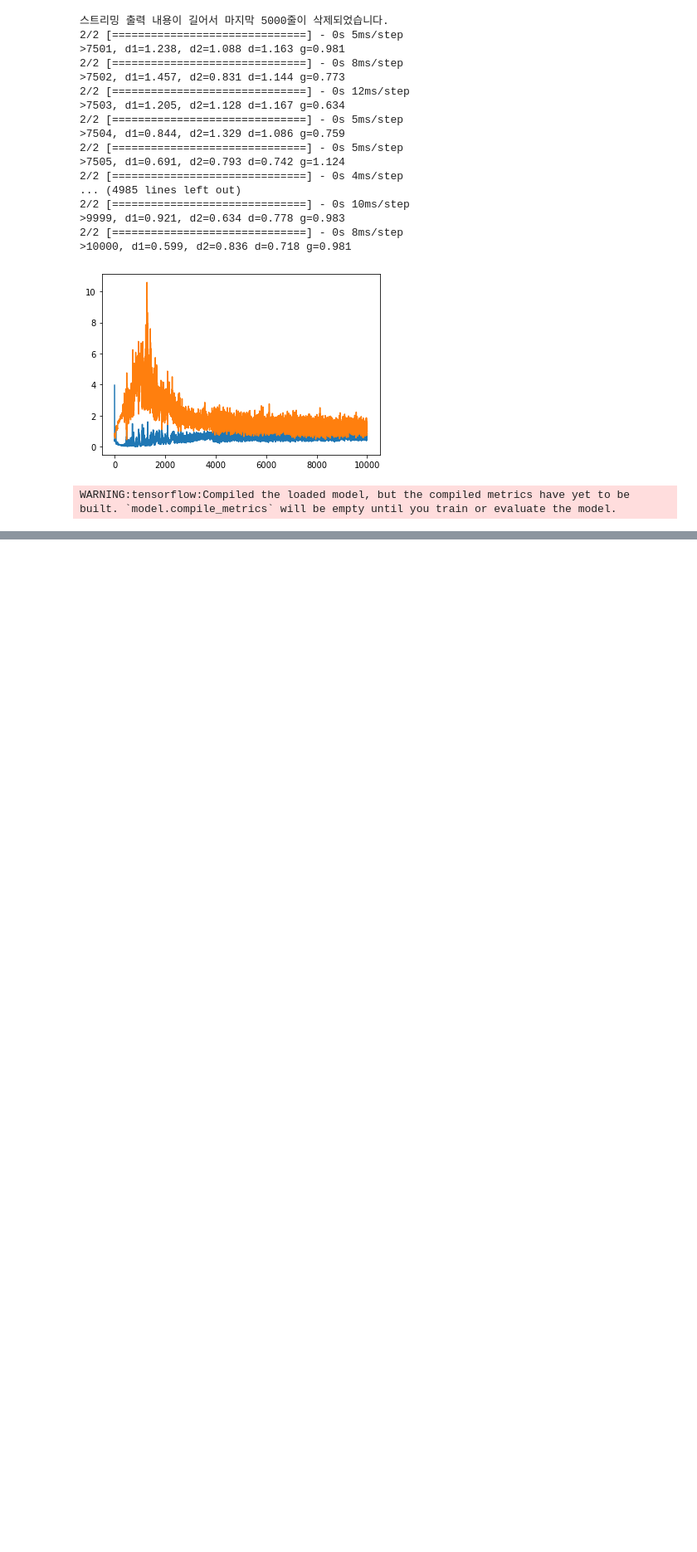
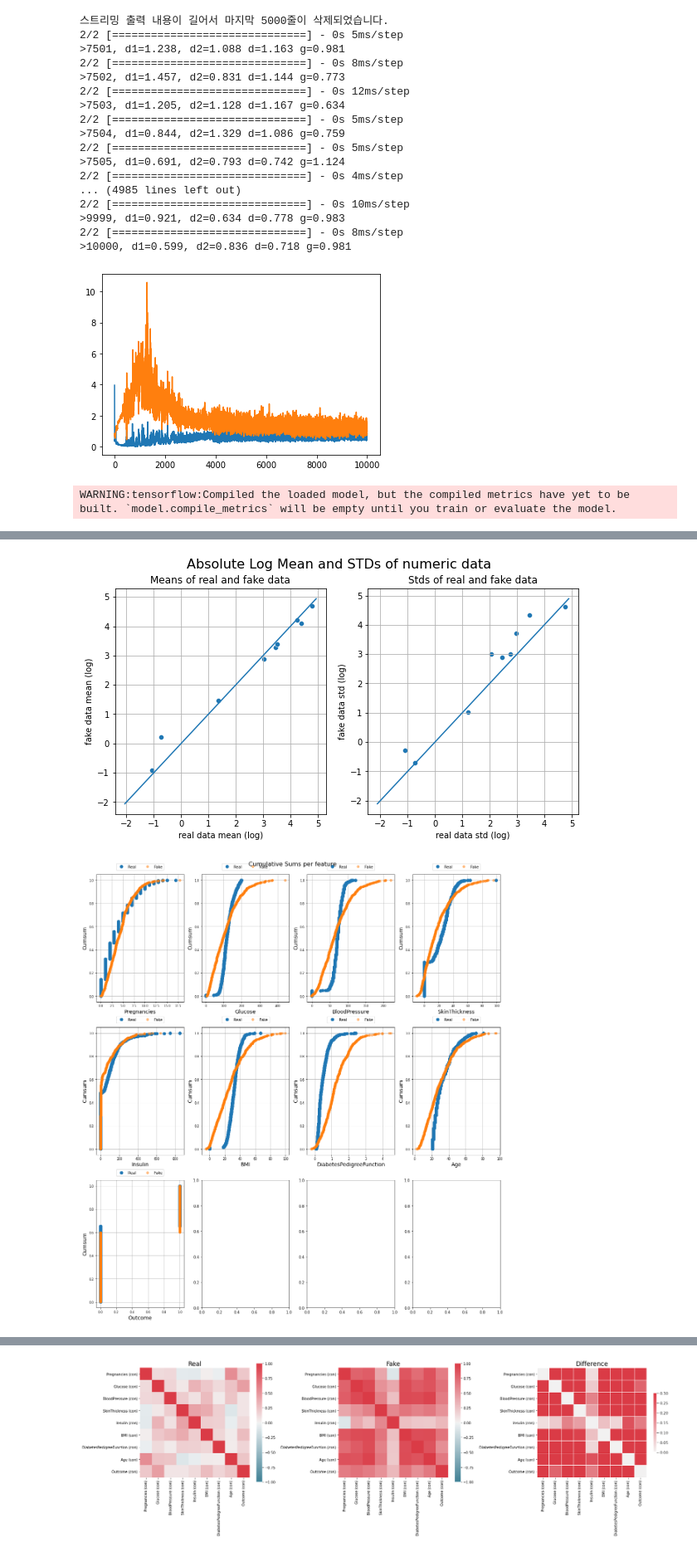
Before and after one commit to jeonggyunH/jeonggyunH, a Jupyter notebook: Colaboratory에_오신_것을_환영합니다.ipynb, the cells around one changed output, grey strips where cells are left out. Shown at 83% size. Saved outputs shown, nothing was run; the diff lists cells and outputs as text; code cells hidden in the pictures; blank space fills up the shorter version.

```diff
--- a/Colaboratory에_오신_것을_환영합니다.ipynb
+++ b/Colaboratory에_오신_것을_환영합니다.ipynb
@@ -609,0 +641,4 @@ WARNING:tensorflow:Compiled the loaded model, but the compiled metrics have yet
+# %%
+outcome_mean = data_fake.Outcome.mean()
+# %%
+data_fake['Outcome'] = data_fake['Outcome'] > outcome_mean
@@ -609,0 +660,2 @@ WARNING:tensorflow:Compiled the loaded model, but the compiled metrics have yet
+# %%
+data_fake["Outcome"] = data_fake["Outcome"].astype(int)
@@ -609,0 +787,2 @@ WARNING:tensorflow:Compiled the loaded model, but the compiled metrics have yet
+# %%
+table_evaluator = TableEvaluator(data, data_fake)
@@ -609,0 +809,5 @@ WARNING:tensorflow:Compiled the loaded model, but the compiled metrics have yet
+# %%
+table_evaluator.visual_evaluation()
+# %% [output]
+[figure, added]
+[figure, added]
@@ -609,0 +815 @@ WARNING:tensorflow:Compiled the loaded model, but the compiled metrics have yet
+[figure, added]
```
Also changed, not shown: parts of 23 cells of this notebook.
